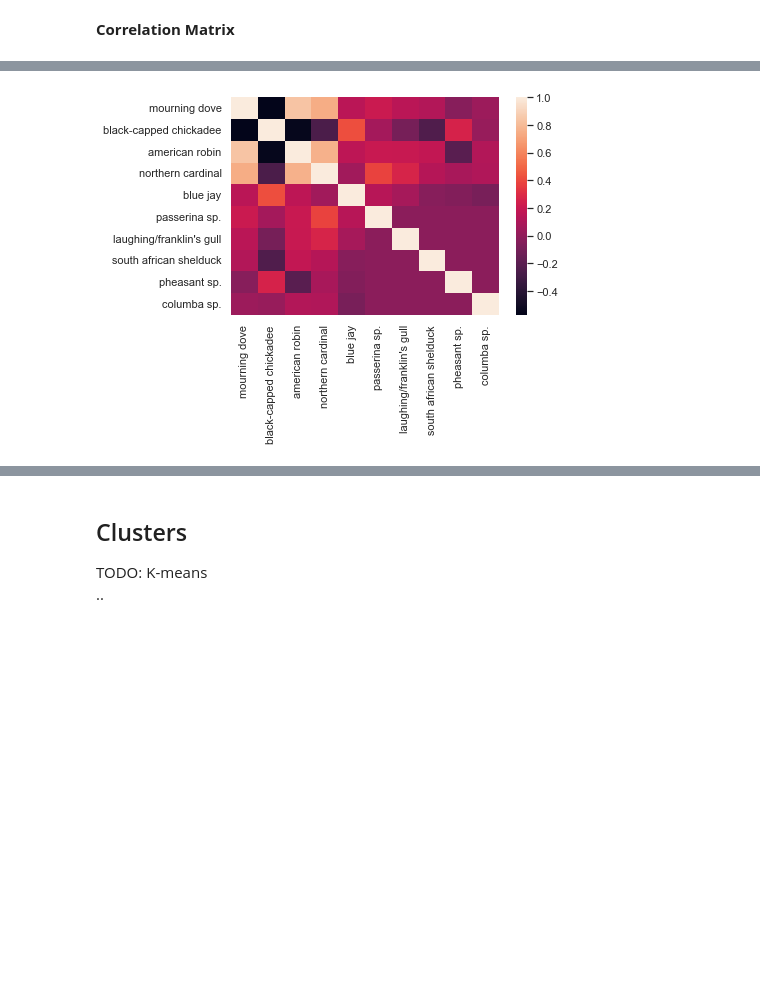
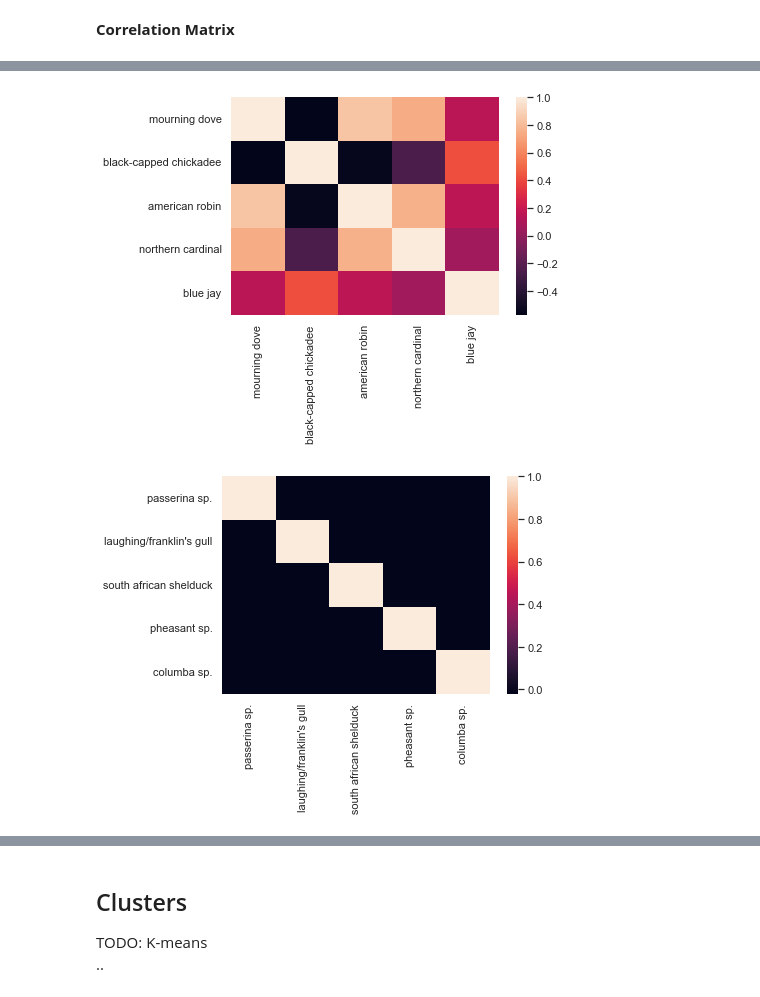
Before and after one commit to ChopinYan/birds-migration, a Jupyter notebook: migration_statistics.ipynb, the cells around one changed output, grey strips where cells are left out. Saved outputs shown, nothing was run; the diff lists cells and outputs as text; code cells hidden in the pictures; blank space fills up the shorter version.

```diff
--- a/migration_statistics.ipynb
+++ b/migration_statistics.ipynb
@@ -60,4 +22,4 @@ def read_data(path):
 # %%
 # main data from year 2018 to 2022
-txt_migration = open("data/ebird_US-NY__total.txt", "r")
+txt_migration_total = open("data/ebird_US-NY__total.txt", "r")
 # %% [markdown]
@@ -73,4 +35,4 @@ for line in txt_migration:
 # %%
-df_migration = pd.DataFrame(dict_migration)
-df_migration.rename(columns={'': 'week'}, inplace=True)
+df_migration_total = pd.DataFrame(dict_migration_total)
+df_migration_total.rename(columns={'': 'week'}, inplace=True)
 # %% [markdown]
@@ -86,9 +48,11 @@ for i in range(len(df_migration.week)):
 # %%
 # lower column name
-df_migration.columns = [col.lower().strip() for col in df_migration.columns]
+df_migration_total.columns = [
+    col.lower().strip() for col in df_migration_total.columns
+]
 
 # set month_week as index
-df_migration.set_index('week', inplace=True)
+df_migration_total.set_index('week', inplace=True)
 
 # coerce type string to type float
-df_migration = df_migration.astype(float)
+df_migration_total = df_migration_total.astype(float)
@@ -200,6 +213,6 @@ Easiest and hardest birds to spot
 # %%
-df_freq_sort = df_migration.iloc[:, 1:].mean(axis=0).sort_values()
-print(f"top 5 easiest birds to spot.\n{df_freq_sort.iloc[-5:]}")
+freq_sort_total = df_migration_total.iloc[:, 1:].mean(axis=0).sort_values()
+print(f"Top 5 easiest birds to spot. \n\n{freq_sort_total.iloc[-5:]}")
 print("\n")
-print(f"top 5 rarest birds to spot.\n{df_freq_sort.iloc[:5]}")
+print(f"Top 5 rarest birds to spot.\n\n{freq_sort_total.iloc[:5]}")
 # %% [output]
@@ -255,14 +270,23 @@ plt.show()
 # %%
-# calculate the correlation matrix for the rarest and easiest species to spot.
-col_top_birds = [col for col in df_freq_sort.iloc[-5:].index] + [col for col in df_freq_sort.iloc[:5].index]
-corr = df_migration[col_top_birds].corr()  #  + df_freq_sort.iloc[:5].index
+# calculate the correlation matrix for the rarest and easiest birds to spot.
+col_top_birds = [col for col in freq_sort_total.iloc[-5:].index]
+col_bot_birds = [col for col in freq_sort_total.iloc[:5].index]
+corr_top = df_migration_total[col_top_birds].corr()
+corr_bot = df_migration_total[col_bot_birds].corr()
 
-# plot the heatmap
 sns.heatmap(
-    corr,
-    xticklabels=corr.columns,
-    yticklabels=corr.columns
+    corr_top,
+    xticklabels=corr_top.columns,
+    yticklabels=corr_top.columns,
 )
 plt.show()
+
+sns.heatmap(
+    corr_bot,
+    xticklabels=corr_bot.columns,
+    yticklabels=corr_bot.columns,
+)
+plt.show()
 # %% [output]
-[figure, old version]
+[figure, new version]
+[figure, added]
```
Also changed, not shown: parts of 39 cells of this notebook.
